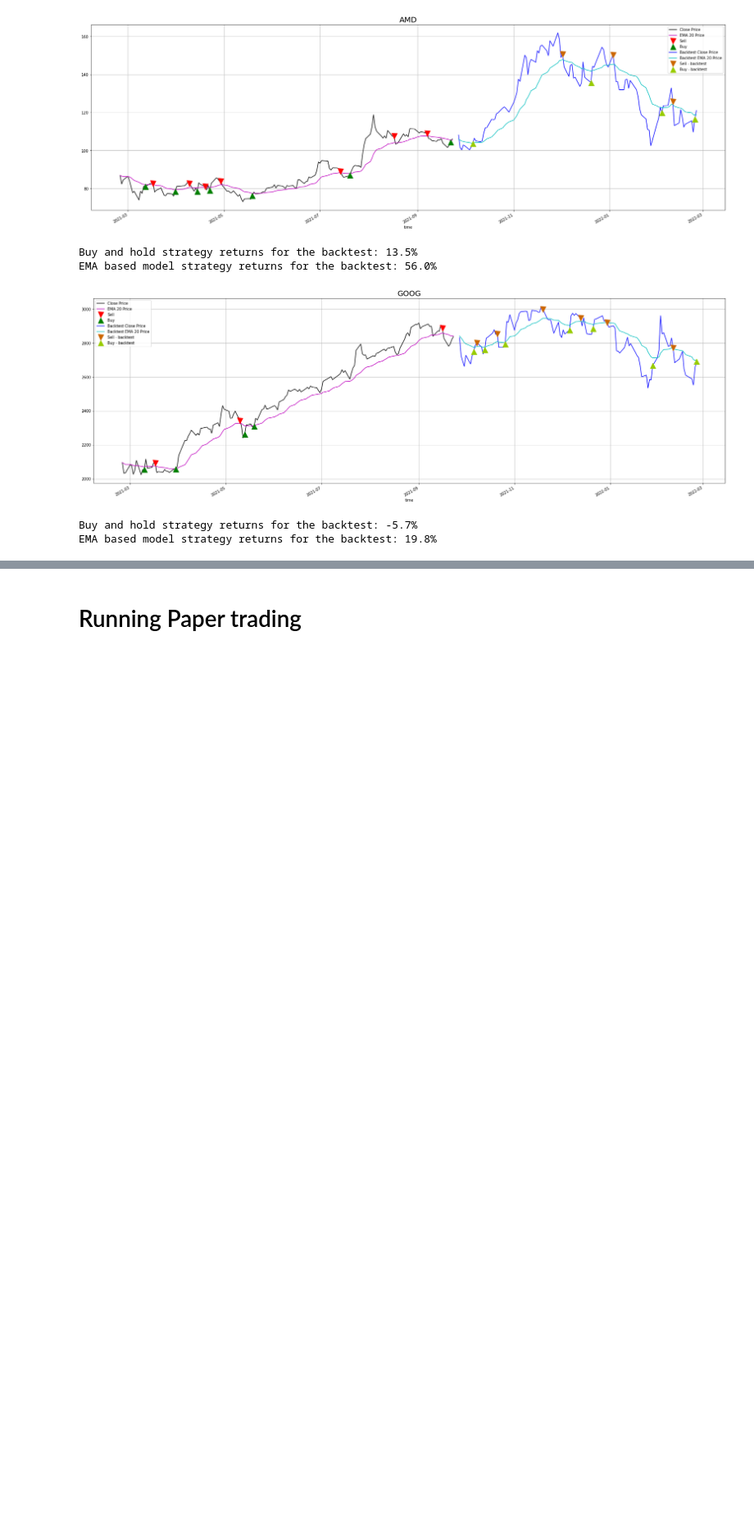
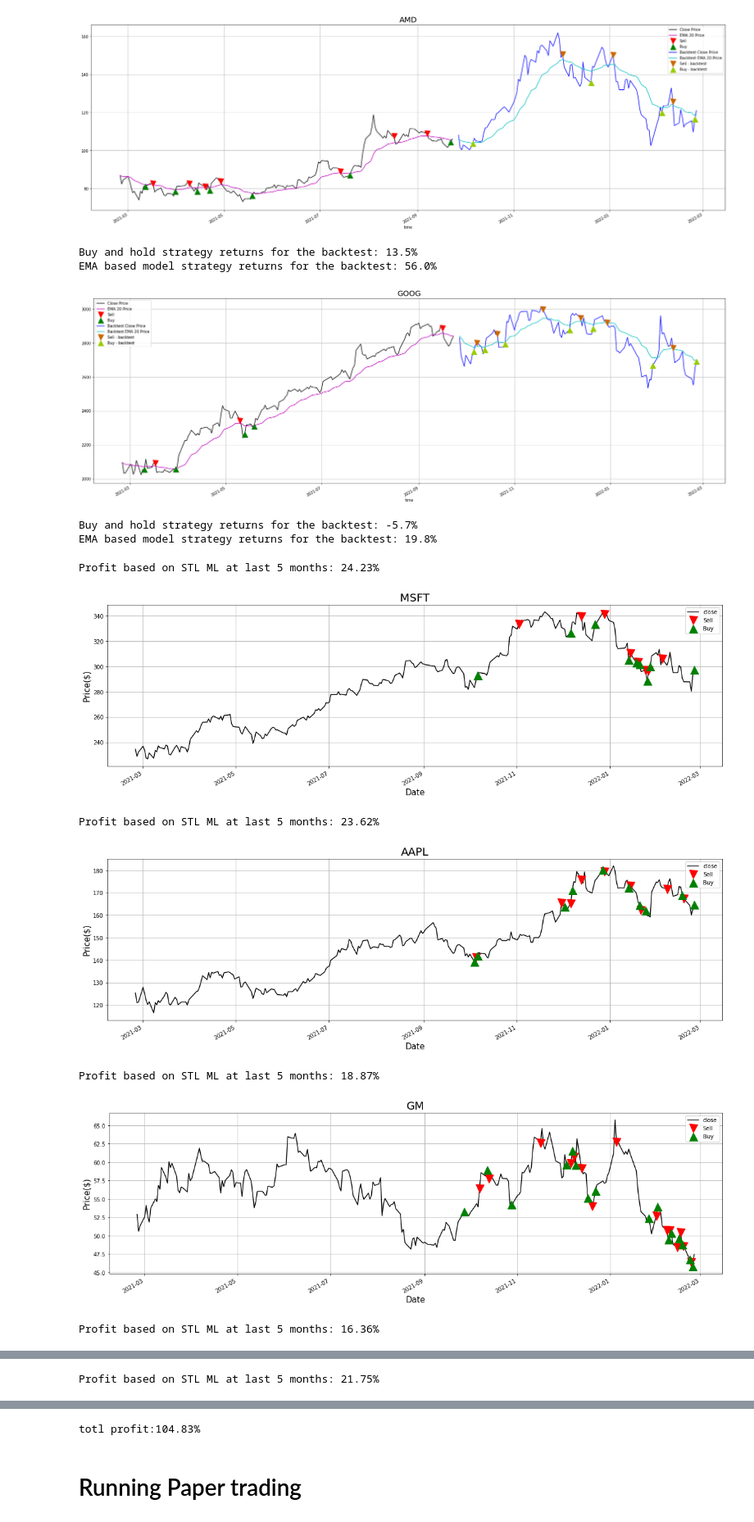
Before and after one commit to danielhunex/stock-ml-mini-project, a Jupyter notebook: src/program.ipynb, the cells around one changed output, grey strips where cells are left out. Shown at 82% size. Drawn from its saved outputs; the diff is of its cells as text; code cells hidden in the pictures; blank space fills up the shorter version.

```diff
--- a/src/program.ipynb
+++ b/src/program.ipynb
@@ -74,3 +69,20 @@ EMA based model strategy returns for the backtest: 56.0%
 [figure]
 Buy and hold strategy returns for the backtest: -5.7%
 EMA based model strategy returns for the backtest: 19.8%
+# %%
+total = 0
+from STL.StlMl import STL_strategy
+for s,ticker in enumerate([ "MSFT","AAPL","GM","GOOG","TSLA"]):
+    df= client.get_closing_price(ticker,255)
+    df.index=pd.to_datetime(df.index,utc=True)
+    stl = STL_strategy(ticker,df,'close',10,3)
+    total += stl.backtest()
+print('totl profit:{:.2f}%'.format(total*100))
+# %% [output]
+Profit based on STL ML at last 5 months: 24.23%
+[figure, added]
+Profit based on STL ML at last 5 months: 23.62%
+[figure, added]
+Profit based on STL ML at last 5 months: 18.87%
+[figure, added]
+Profit based on STL ML at last 5 months: 16.36%
@@ -76,0 +90 @@ EMA based model strategy returns for the backtest: 19.8%
+Profit based on STL ML at last 5 months: 21.75%
@@ -77,3 +92,4 @@ EMA based model strategy returns for the backtest: 19.8%
+totl profit:104.83%
 # %% [markdown]
 # Running Paper trading
 # %%
```
Also changed, not shown: parts of 4 cells of this notebook, 1 other file.
